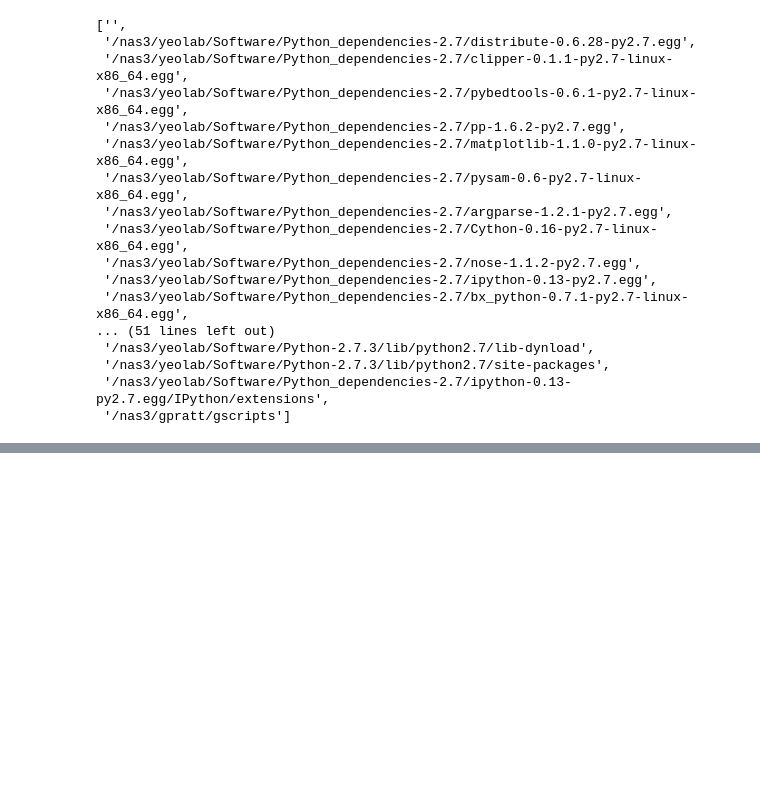
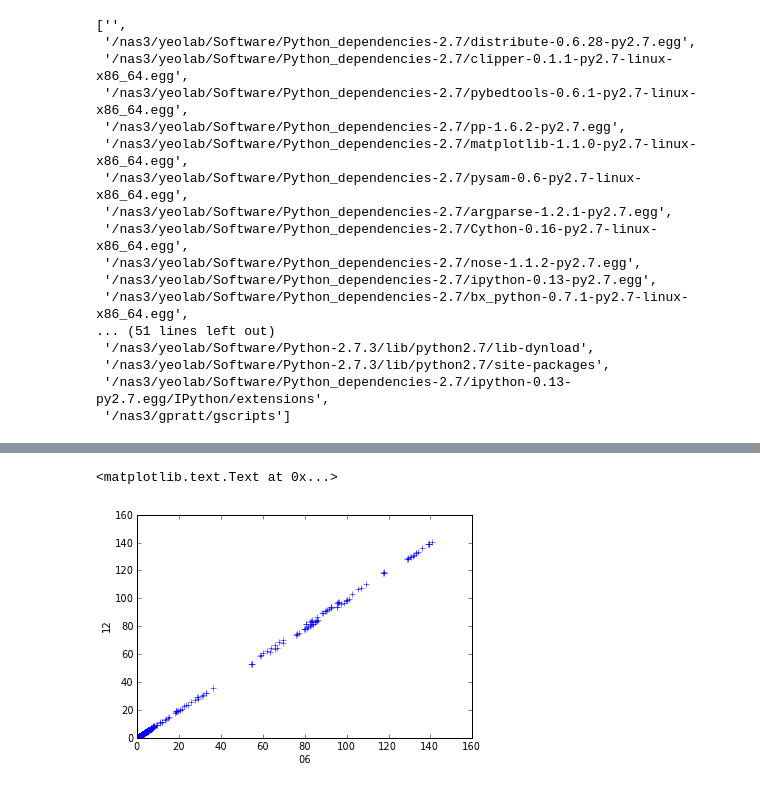
Before and after one commit to gpratt/iPython_Notebook, a Jupyter notebook: m6a_analysis.ipynb, the cells around one changed output, grey strips where cells are left out. Drawn from its saved outputs; the diff is of its cells as text; code cells hidden in the pictures; blank space fills up the shorter version.

```diff
--- a/m6a_analysis.ipynb
+++ b/m6a_analysis.ipynb
@@ -73,0 +136,7 @@ AGO2                8.501441
+# %%
+plot(JN6A_06_pos_array, JN6A_12_pos_array, "+")
+xlabel("06")
+ylabel("12")
+# %% [output]
+<matplotlib.text.Text at 0x...>
+[figure, added]
```
Also changed, not shown: parts of 11 cells of this notebook.
